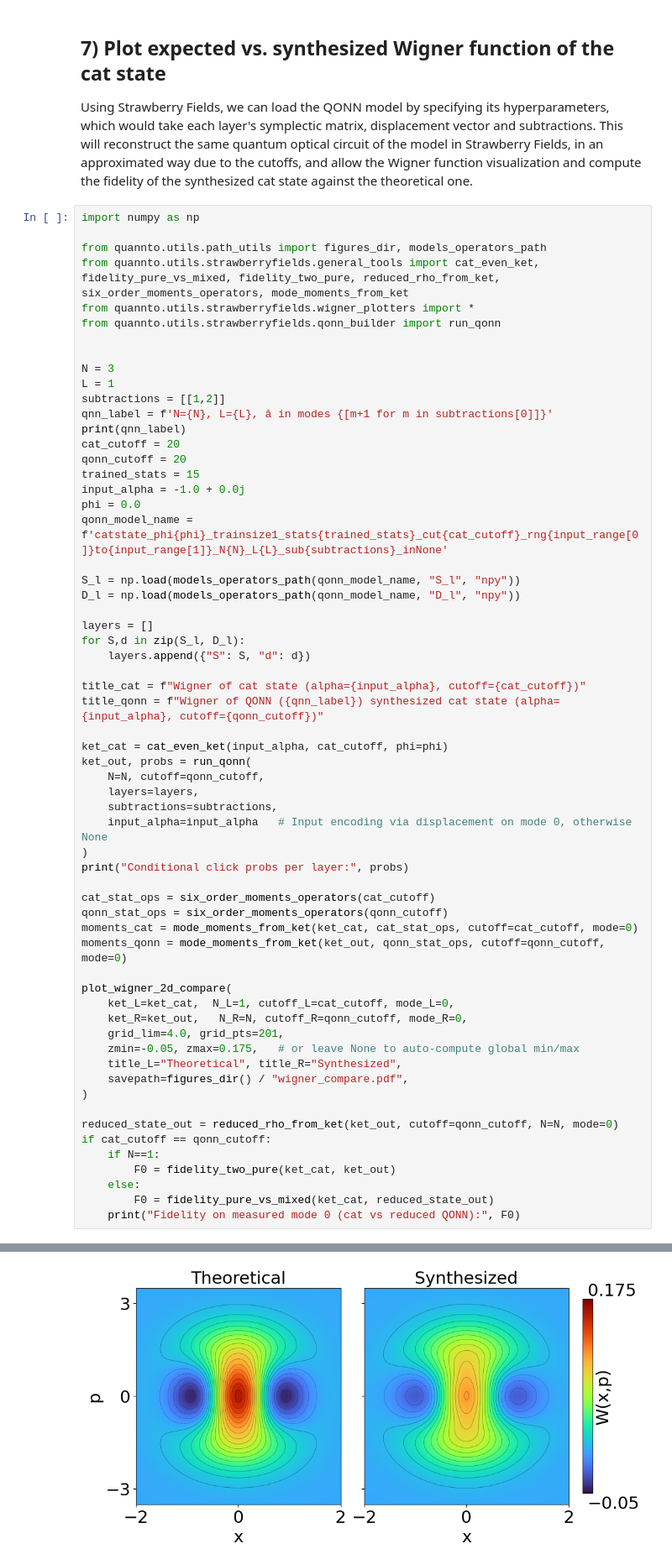
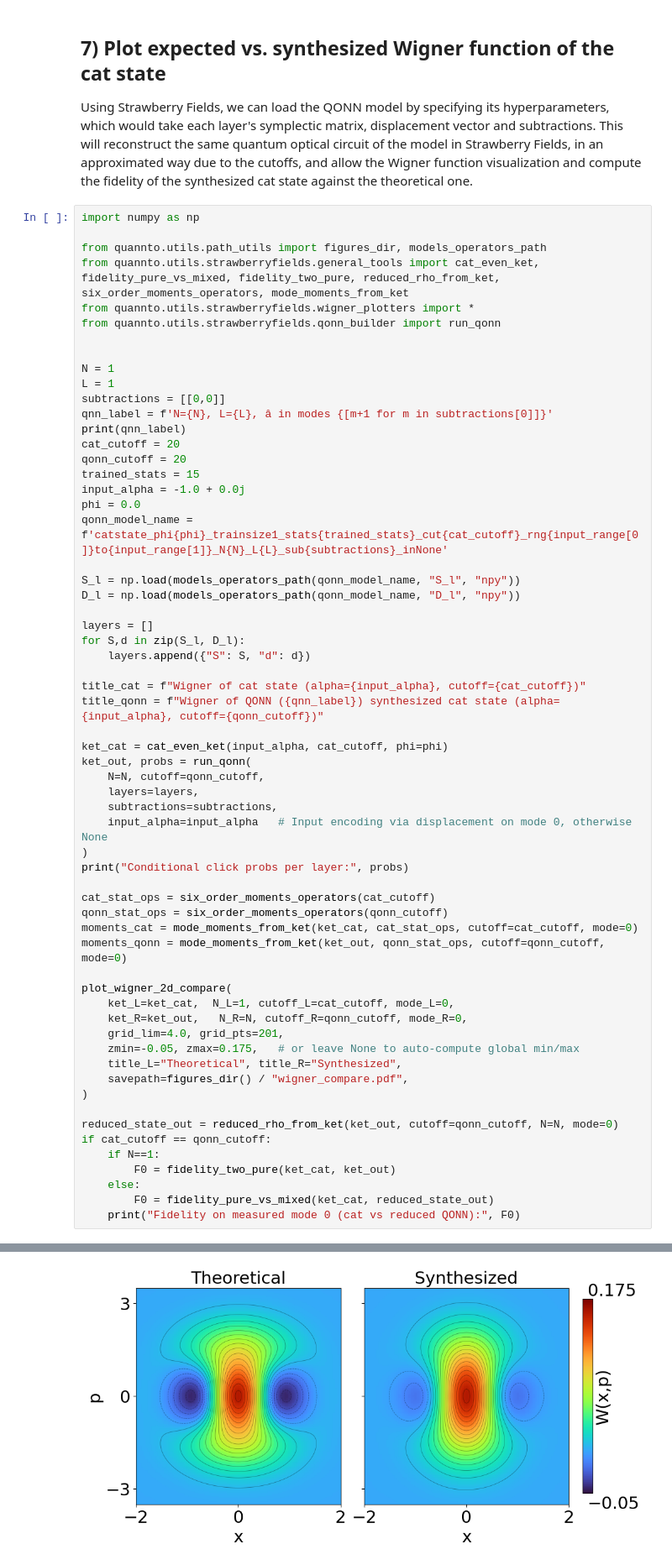
Before and after one commit to bsc-quantic/QuaNNTO, a Jupyter notebook: examples_ipynb/catstate_engineering_QONN.ipynb, the cells around one changed output, grey strips where cells are left out. Shown at 84% size. Cells and saved outputs as stored; diff of their text form.

```diff
--- a/examples_ipynb/catstate_engineering_QONN.ipynb
+++ b/examples_ipynb/catstate_engineering_QONN.ipynb
@@ -311,9 +278,9 @@ from quannto.utils.strawberryfields.wigner_plotters import *
 from quannto.utils.strawberryfields.qonn_builder import run_qonn
 
 
-N = 3
+N = 1
 L = 1
-subtractions = [[1,2]]
+subtractions = [[0,0]]
 qnn_label = f'N={N}, L={L}, â in modes {[m+1 for m in subtractions[0]]}'
 print(qnn_label)
 cat_cutoff = 20
@@ -369 +336 @@ Conditional click probs per layer: [0.0009283033577652324]
-[figure, old version]
+[figure, new version]
```
Also changed, not shown: parts of 7 cells of this notebook, 23 other files.
